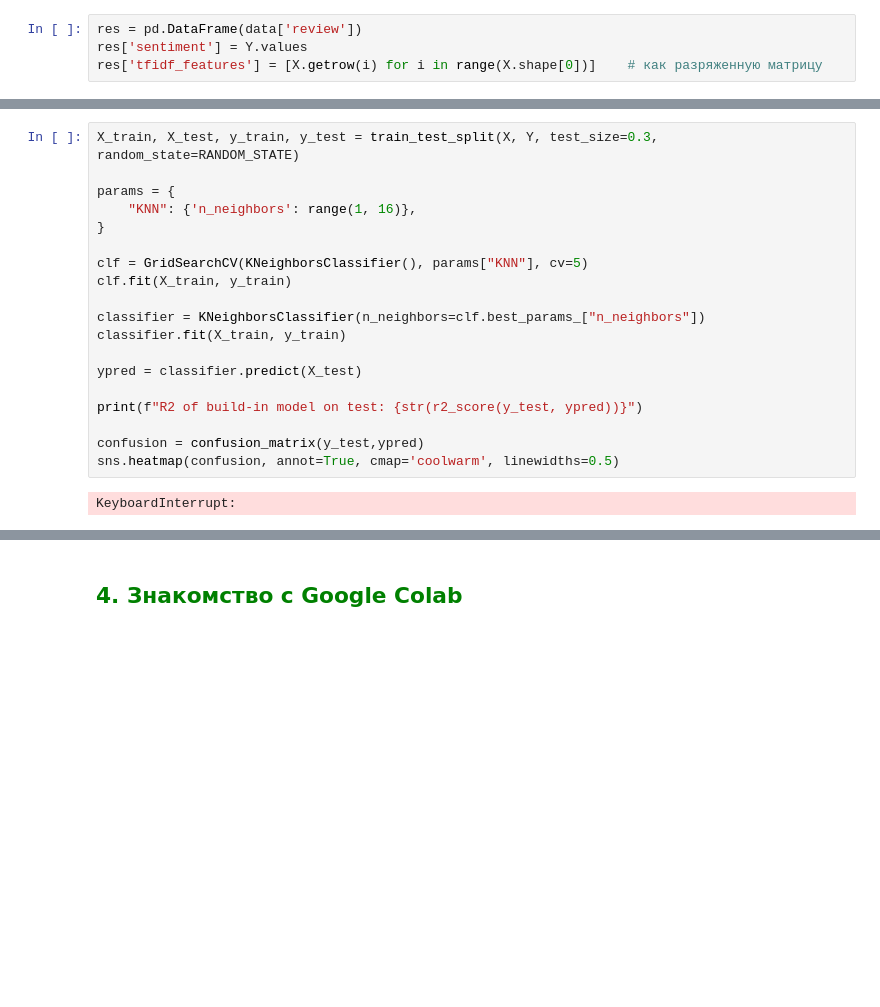
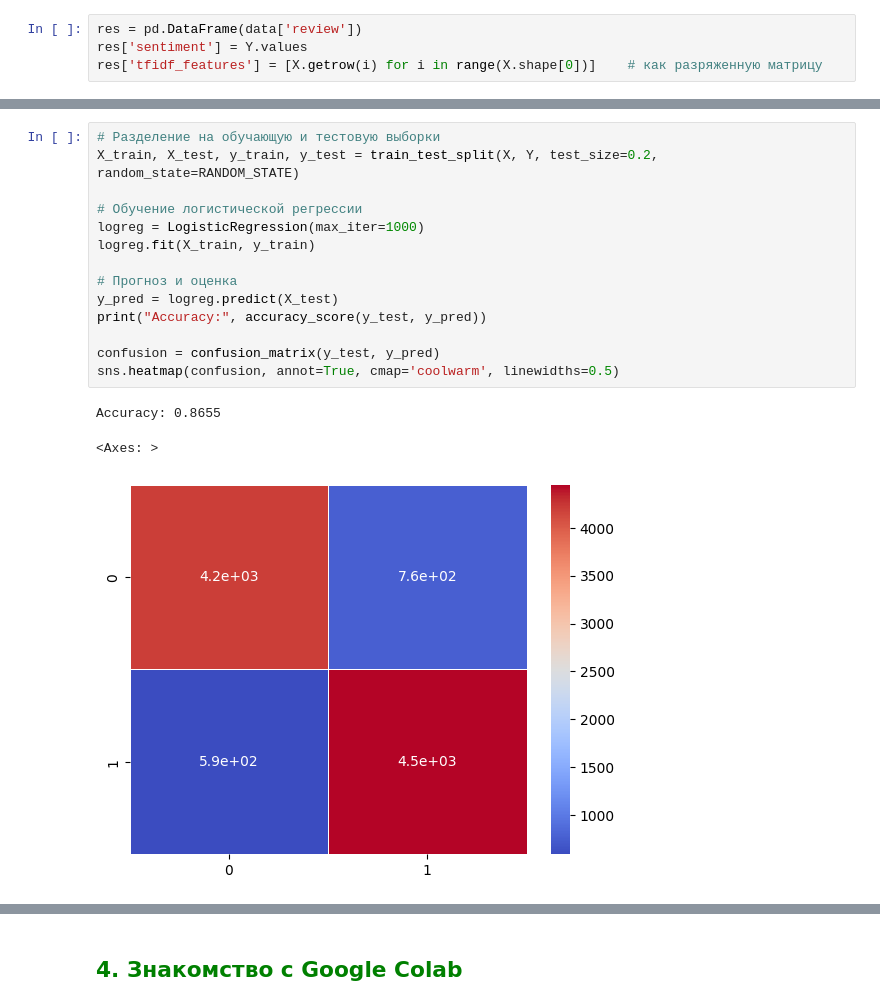
Before and after one commit to Dragoh54/MachineLearning-Labs, a Jupyter notebook: lab7/2024_ML_LR7_MACS (2).ipynb, the cells around one changed output, grey strips where cells are left out. Cells and saved outputs as stored; diff of their text form; blank space fills up the shorter version.

```diff
--- a/lab7/2024_ML_LR7_MACS (2).ipynb
+++ b/lab7/2024_ML_LR7_MACS (2).ipynb
@@ -461,21 +457,18 @@ GridSearchCV(cv=10, estimator=KNeighborsClassifier(),
 # %%
-X_train, X_test, y_train, y_test = train_test_split(X, Y, test_size=0.3, random_state=RANDOM_STATE)
+# Разделение на обучающую и тестовую выборки
+X_train, X_test, y_train, y_test = train_test_split(X, Y, test_size=0.2, random_state=RANDOM_STATE)
 
-params = {
-    "KNN": {'n_neighbors': range(1, 16)},
-}
+# Обучение логистической регрессии
+logreg = LogisticRegression(max_iter=1000)
+logreg.fit(X_train, y_train)
 
-clf = GridSearchCV(KNeighborsClassifier(), params["KNN"], cv=5)
-clf.fit(X_train, y_train)
+# Прогноз и оценка
+y_pred = logreg.predict(X_test)
+print("Accuracy:", accuracy_score(y_test, y_pred))
 
-classifier = KNeighborsClassifier(n_neighbors=clf.best_params_["n_neighbors"])
-classifier.fit(X_train, y_train)
-
-ypred = classifier.predict(X_test)
-
-print(f"R2 of build-in model on test: {str(r2_score(y_test, ypred))}")
-
-confusion = confusion_matrix(y_test,ypred)
+confusion = confusion_matrix(y_test, y_pred)
 sns.heatmap(confusion, annot=True, cmap='coolwarm', linewidths=0.5)
 # %% [output]
-KeyboardInterrupt:
+Accuracy: 0.8655
+<Axes: >
+[figure, added]
```
Also changed, not shown: parts of 6 cells of this notebook.
